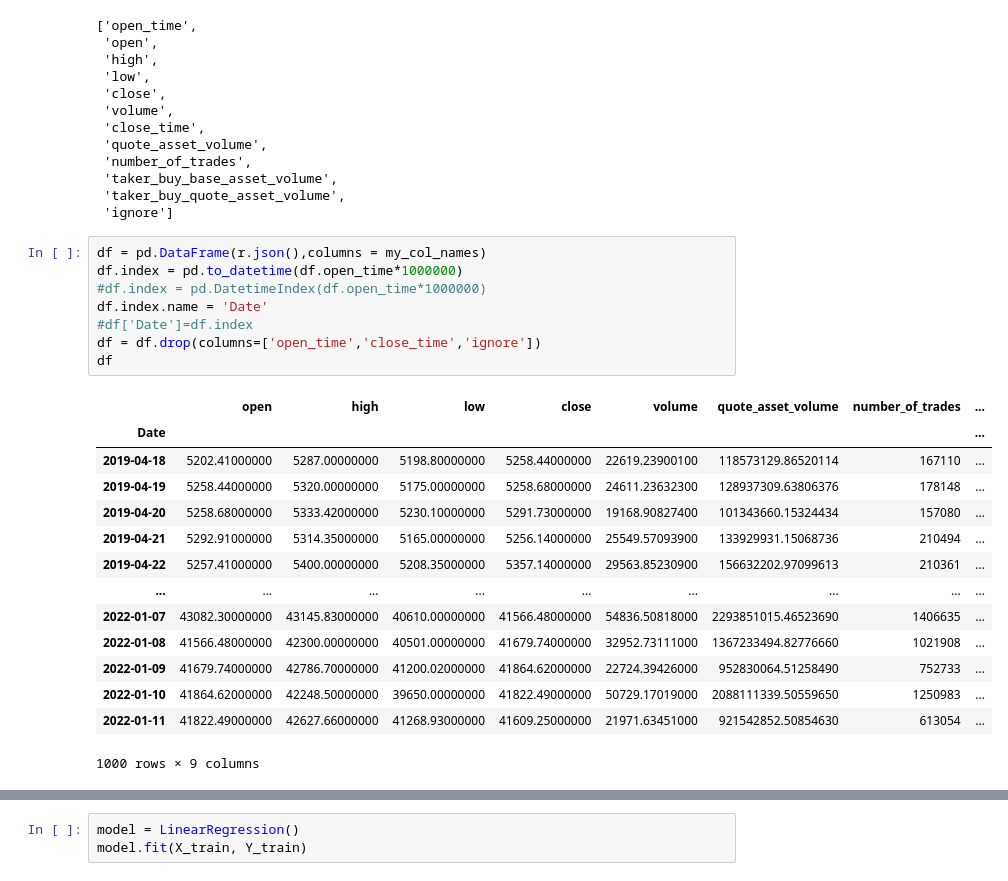
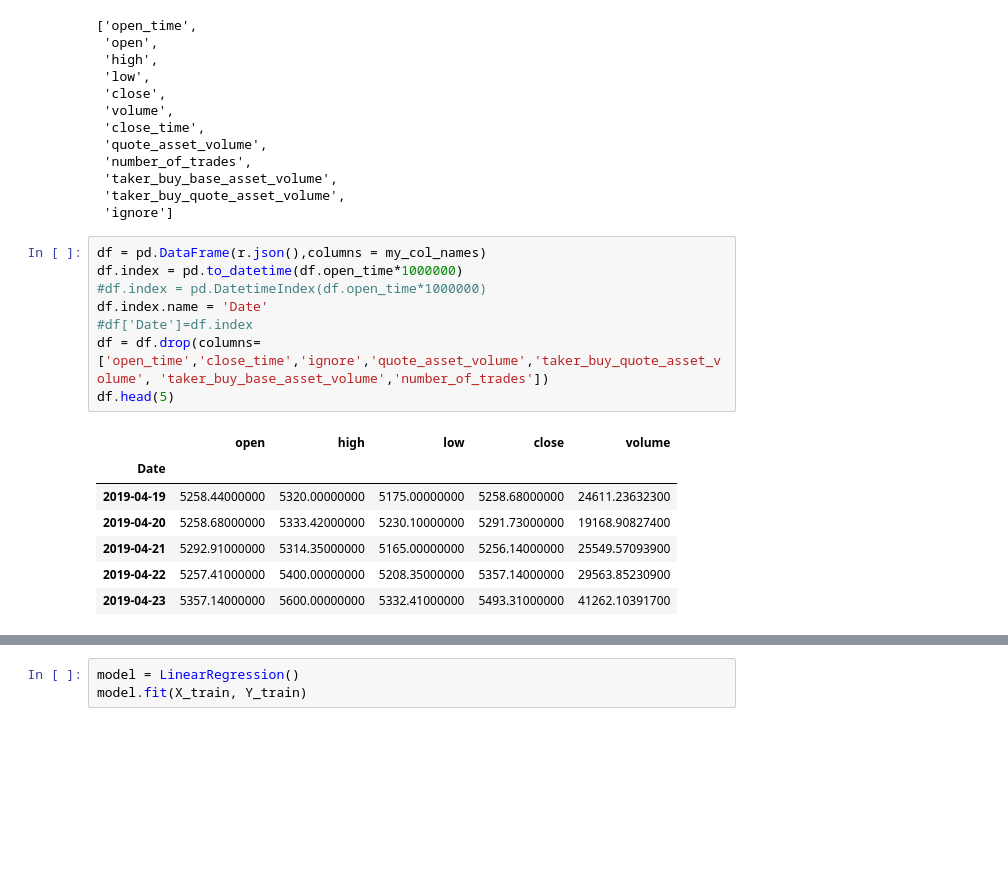
Before and after one commit to moo0la/final_peoject, a Jupyter notebook: Bitcoin_price_predictor_by_LinearRegression.ipynb, the cells around one changed output, grey strips where cells are left out. Saved outputs shown, nothing was run; the diff lists cells and outputs as text; blank space fills up the shorter version.

```diff
--- a/Bitcoin_price_predictor_by_LinearRegression.ipynb
+++ b/Bitcoin_price_predictor_by_LinearRegression.ipynb
@@ -61,26 +59,19 @@ my_col_names
 # %%
 df = pd.DataFrame(r.json(),columns = my_col_names)
 df.index = pd.to_datetime(df.open_time*1000000)
 #df.index = pd.DatetimeIndex(df.open_time*1000000)
 df.index.name = 'Date'
 #df['Date']=df.index
-df = df.drop(columns=['open_time','close_time','ignore'])
-df
+df = df.drop(columns=['open_time','close_time','ignore','quote_asset_volume','taker_buy_quote_asset_volume', 'taker_buy_base_asset_volume','number_of_trades'])
+df.head(5)
 # %% [output]
-|  | open | high | low | close | volume | quote_asset_volume | number_of_trades | ... |
-| Date |  |  |  |  |  |  |  | ... |
-| 2019-04-18 | 5202.41000000 | 5287.00000000 | 5198.80000000 | 5258.44000000 | 22619.23900100 | 118573129.86520114 | 167110 | ... |
-| 2019-04-19 | 5258.44000000 | 5320.00000000 | 5175.00000000 | 5258.68000000 | 24611.23632300 | 128937309.63806376 | 178148 | ... |
-| 2019-04-20 | 5258.68000000 | 5333.42000000 | 5230.10000000 | 5291.73000000 | 19168.90827400 | 101343660.15324434 | 157080 | ... |
-| 2019-04-21 | 5292.91000000 | 5314.35000000 | 5165.00000000 | 5256.14000000 | 25549.57093900 | 133929931.15068736 | 210494 | ... |
-| 2019-04-22 | 5257.41000000 | 5400.00000000 | 5208.35000000 | 5357.14000000 | 29563.85230900 | 156632202.97099613 | 210361 | ... |
-| ... | ... | ... | ... | ... | ... | ... | ... | ... |
-| 2022-01-07 | 43082.30000000 | 43145.83000000 | 40610.00000000 | 41566.48000000 | 54836.50818000 | 2293851015.46523690 | 1406635 | ... |
-| 2022-01-08 | 41566.48000000 | 42300.00000000 | 40501.00000000 | 41679.74000000 | 32952.73111000 | 1367233494.82776660 | 1021908 | ... |
-| 2022-01-09 | 41679.74000000 | 42786.70000000 | 41200.02000000 | 41864.62000000 | 22724.39426000 | 952830064.51258490 | 752733 | ... |
-| 2022-01-10 | 41864.62000000 | 42248.50000000 | 39650.00000000 | 41822.49000000 | 50729.17019000 | 2088111339.50559650 | 1250983 | ... |
-| 2022-01-11 | 41822.49000000 | 42627.66000000 | 41268.93000000 | 41609.25000000 | 21971.63451000 | 921542852.50854630 | 613054 | ... |
+|  | open | high | low | close | volume |
+| Date |  |  |  |  |  |
+| 2019-04-19 | 5258.44000000 | 5320.00000000 | 5175.00000000 | 5258.68000000 | 24611.23632300 |
+| 2019-04-20 | 5258.68000000 | 5333.42000000 | 5230.10000000 | 5291.73000000 | 19168.90827400 |
+| 2019-04-21 | 5292.91000000 | 5314.35000000 | 5165.00000000 | 5256.14000000 | 25549.57093900 |
+| 2019-04-22 | 5257.41000000 | 5400.00000000 | 5208.35000000 | 5357.14000000 | 29563.85230900 |
+| 2019-04-23 | 5357.14000000 | 5600.00000000 | 5332.41000000 | 5493.31000000 | 41262.10391700 |
-1000 rows × 9 columns
 # %%
 df["open"] = pd.to_numeric(df["open"])
 df["close"] = pd.to_numeric(df["close"])
```
Also changed, not shown: parts of 9 cells of this notebook.
